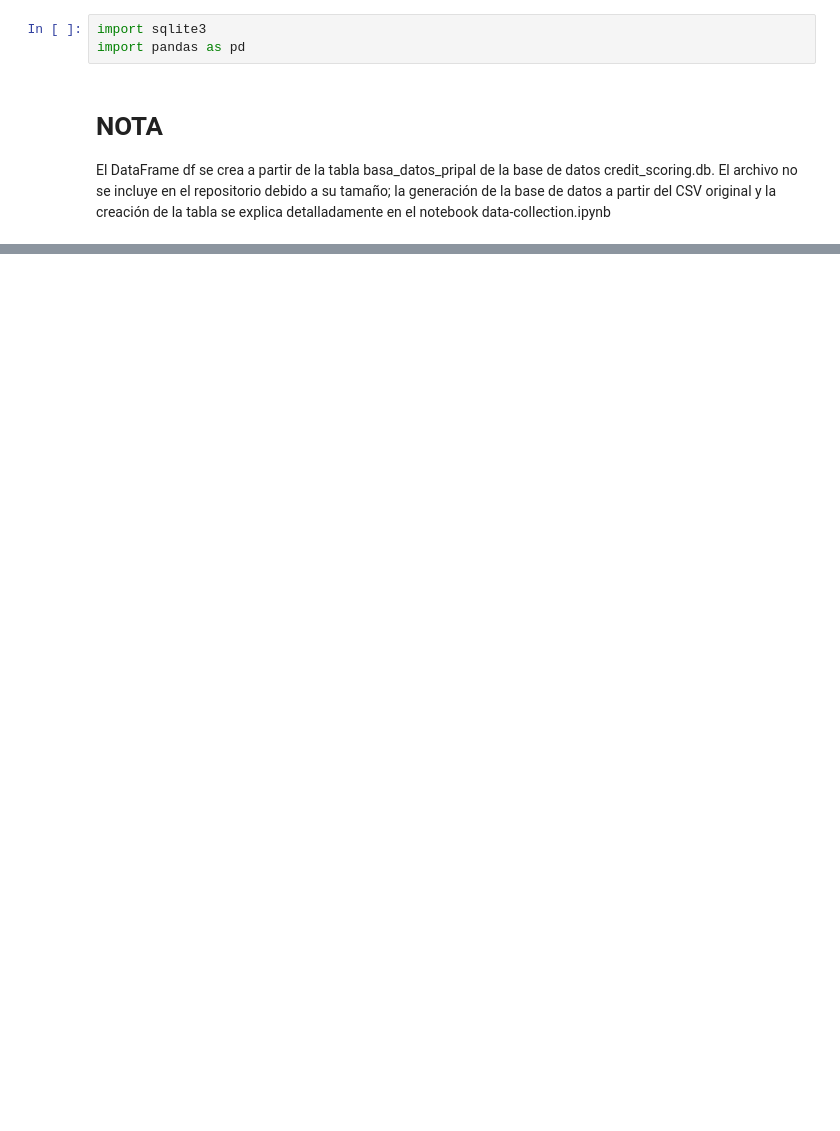
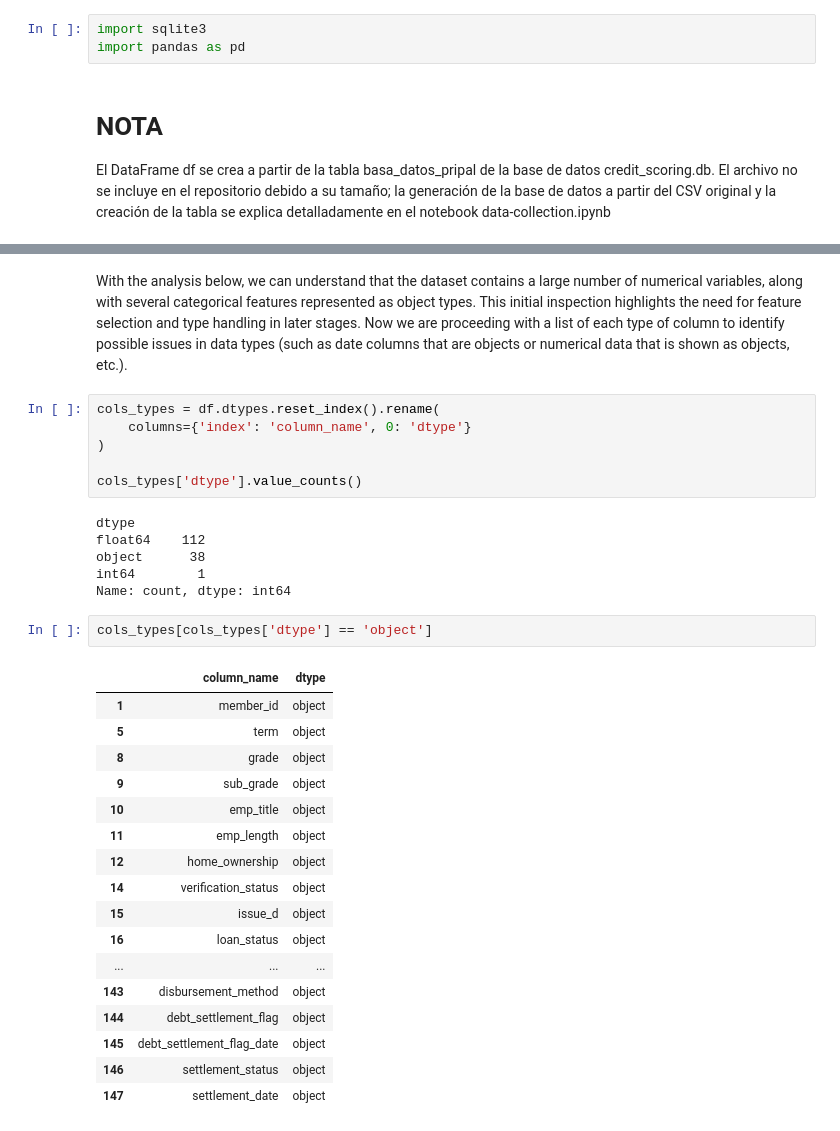
Before and after one commit to 4GeeksAcademy/final_project_creditscoring, a Jupyter notebook: notebooks/EDA.ipynb, the cells around one changed output, grey strips where cells are left out. Cells and saved outputs as stored; diff of their text form; blank space fills up the shorter version.

```diff
--- a/notebooks/EDA.ipynb
+++ b/notebooks/EDA.ipynb
@@ -33,0 +23,34 @@ print(df.tail())
+# %% [markdown]
+With the analysis below, we can understand that the dataset contains a large number of numerical variables, along with several categorical features represented as object types. This initial inspection highlights the need for feature selection and type handling in later stages. Now we are proceeding with a list of each type of column to identify possible issues in data types (such as date columns that are objects or numerical data that is shown as objects, etc.).
+# %%
+cols_types = df.dtypes.reset_index().rename(
+    columns={'index': 'column_name', 0: 'dtype'}
+)
+
+cols_types['dtype'].value_counts()
+# %% [output]
+dtype
+float64    112
+object      38
+int64        1
+Name: count, dtype: int64
+# %%
+cols_types[cols_types['dtype'] == 'object']
+# %% [output]
+|  | column_name | dtype |
+| 1 | member_id | object |
+| 5 | term | object |
+| 8 | grade | object |
+| 9 | sub_grade | object |
+| 10 | emp_title | object |
+| 11 | emp_length | object |
+| 12 | home_ownership | object |
+| 14 | verification_status | object |
+| 15 | issue_d | object |
+| 16 | loan_status | object |
+| ... | ... | ... |
+| 143 | disbursement_method | object |
+| 144 | debt_settlement_flag | object |
+| 145 | debt_settlement_flag_date | object |
+| 146 | settlement_status | object |
+| 147 | settlement_date | object |
```
Also changed, not shown: parts of 30 cells of this notebook.
